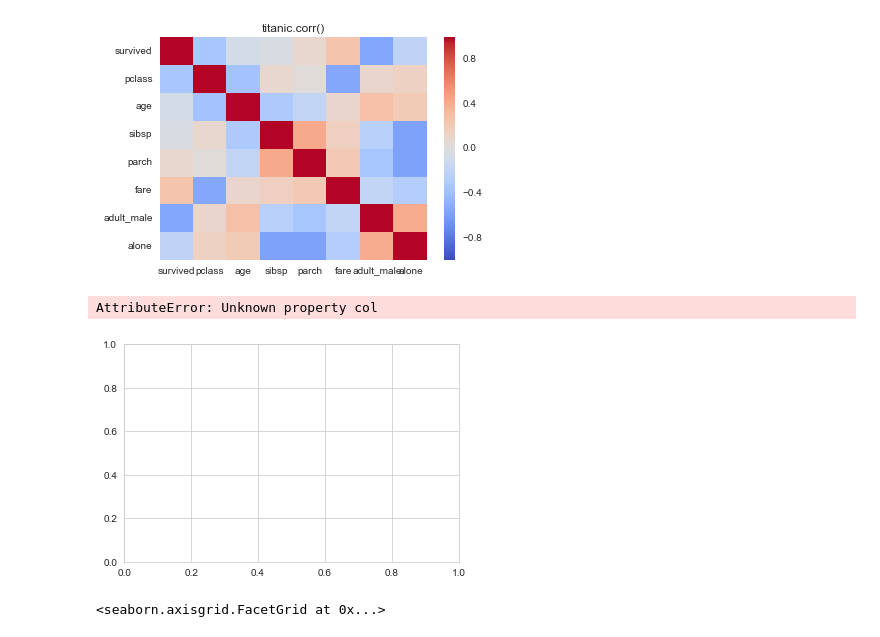
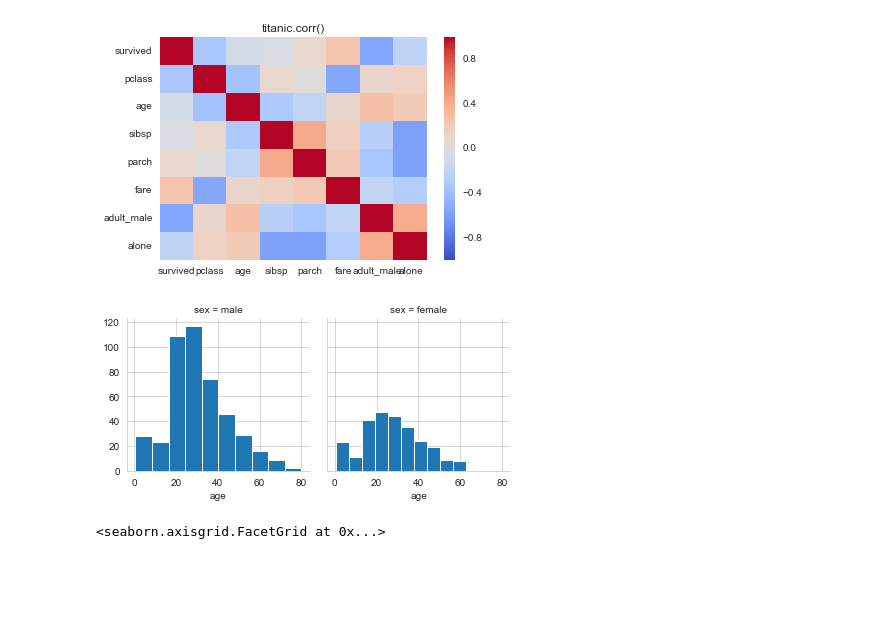
Before and after one commit to sohamtiwari3120/visionAiTaskphase, a Jupyter notebook: python/seaborn/07-Seaborn Exercises.ipynb, the cells around one changed output. Saved outputs shown, nothing was run; the diff lists cells and outputs as text; code cells hidden in the pictures; blank space fills up the shorter version.

```diff
--- a/python/seaborn/07-Seaborn Exercises.ipynb
+++ b/python/seaborn/07-Seaborn Exercises.ipynb
@@ -102,12 +102,12 @@ sns.heatmap(titanic.corr(),cmap='coolwarm')
 # %%
 # CODE HERE
 # REPLICATE EXERCISE PLOT IMAGE BELOW
 # BE CAREFUL NOT TO OVERWRITE CELL BELOW
 # THAT WOULD REMOVE THE EXERCISE PLOT IMAGE!
-sns.countplot(titanic['age'], col='sex')
+g = sns.FacetGrid(titanic, col='sex')
+g = g.map(plt.hist,'age')
 # %% [output]
-AttributeError: Unknown property col
-[figure, old version]
+[figure, new version]
 # %%
 # %% [output]
 <seaborn.axisgrid.FacetGrid at 0x...>
```
